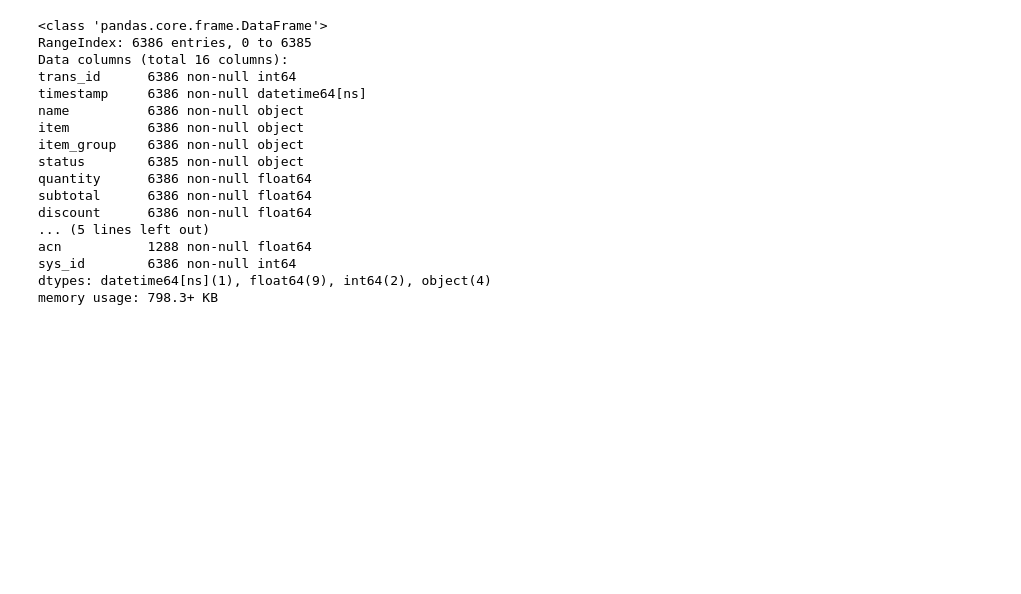
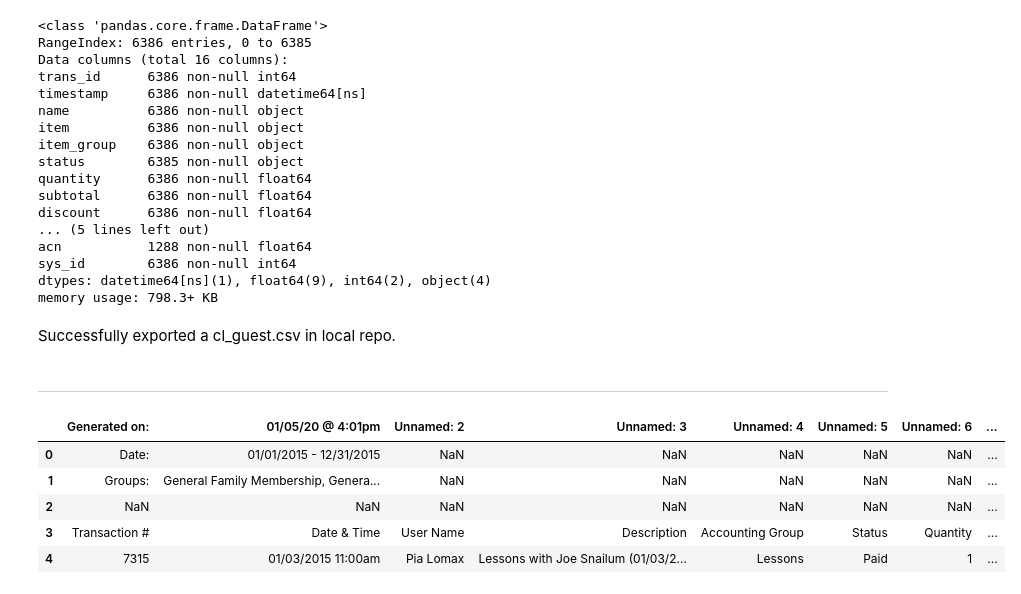
Before and after one commit to crisgiovanoni/jncc_project, a Jupyter notebook: prv_guest_logs.ipynb, the cells around one changed output. Drawn from its saved outputs; the diff is of its cells as text; code cells hidden in the pictures; blank space fills up the shorter version.

```diff
--- a/prv_guest_logs.ipynb
+++ b/prv_guest_logs.ipynb
@@ -63,0 +66,16 @@ memory usage: 798.3+ KB
+# %% [markdown]
+Successfully exported a cl_guest.csv in local repo.
+# %% [markdown]
+---
+# %%
+year1 = pd.read_csv("member_2015.csv",skiprows=4)
+year1.columns =
+# %%
+year1.head()
+# %% [output]
+|  | Generated on: | 01/05/20 @ 4:01pm | Unnamed: 2 | Unnamed: 3 | Unnamed: 4 | Unnamed: 5 | Unnamed: 6 | ... |
+| 0 | Date: | 01/01/2015 - 12/31/2015 | NaN | NaN | NaN | NaN | NaN | ... |
+| 1 | Groups: | General Family Membership, Genera... | NaN | NaN | NaN | NaN | NaN | ... |
+| 2 | NaN | NaN | NaN | NaN | NaN | NaN | NaN | ... |
+| 3 | Transaction # | Date & Time | User Name | Description | Accounting Group | Status | Quantity | ... |
+| 4 | 7315 | 01/03/2015 11:00am | Pia Lomax | Lessons with Joe Snailum (01/03/2... | Lessons | Paid | 1 | ... |
```
Also changed, not shown: parts of 7 cells of this notebook.
